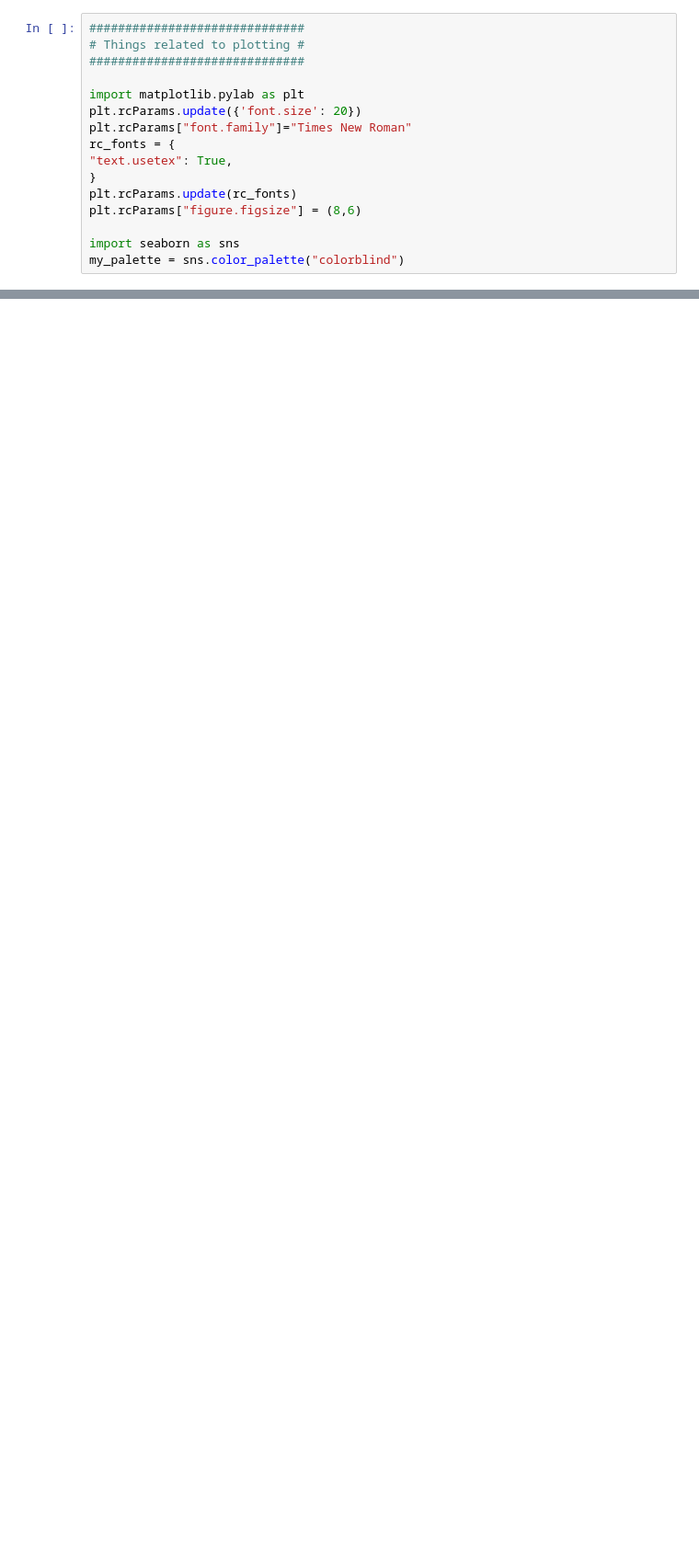
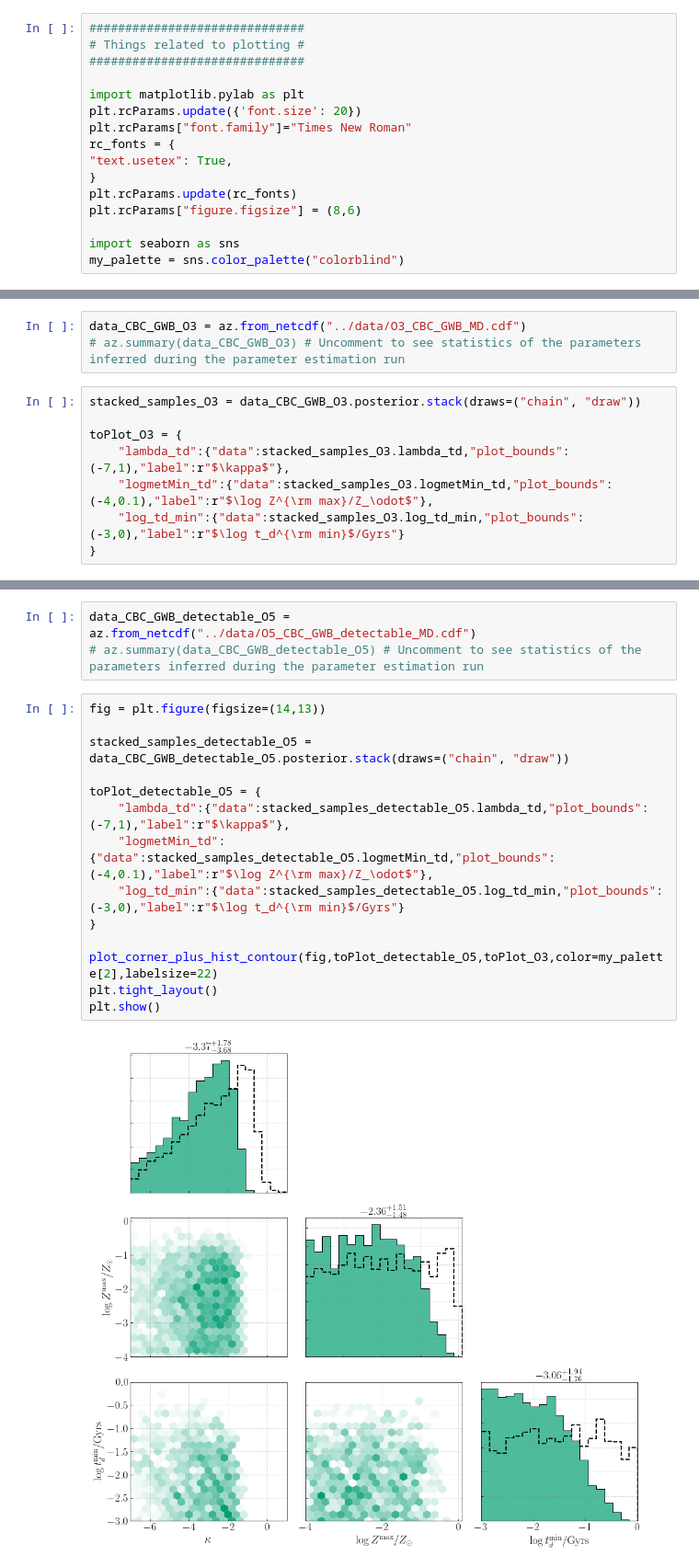
Before and after one commit to kevinturbang/bbh_gwb_time_delay_inference, a Jupyter notebook: figures/reproduce_figure_4.ipynb, the cells around one changed output, grey strips where cells are left out. Shown at 92% size. Saved outputs shown, nothing was run; the diff lists cells and outputs as text; blank space fills up the shorter version.

```diff
--- a/figures/reproduce_figure_4.ipynb
+++ b/figures/reproduce_figure_4.ipynb
@@ -136,0 +33,11 @@ plt.tick_params(axis='both', which='major', labelsize=19)
+# %%
+data_CBC_GWB_O3 = az.from_netcdf("../data/O3_CBC_GWB_MD.cdf")
+# az.summary(data_CBC_GWB_O3) # Uncomment to see statistics of the parameters inferred during the parameter estimation run
+# %%
+stacked_samples_O3 = data_CBC_GWB_O3.posterior.stack(draws=("chain", "draw"))
+
+toPlot_O3 = {
+    "lambda_td":{"data":stacked_samples_O3.lambda_td,"plot_bounds":(-7,1),"label":r"$\kappa$"},
+    "logmetMin_td":{"data":stacked_samples_O3.logmetMin_td,"plot_bounds":(-4,0.1),"label":r"$\log Z^{\rm max}/Z_\odot$"},
+    "log_td_min":{"data":stacked_samples_O3.log_td_min,"plot_bounds":(-3,0),"label":r"$\log t_d^{\rm min}$/Gyrs"}
+}
@@ -136,0 +46,19 @@ plt.tick_params(axis='both', which='major', labelsize=19)
+# %%
+data_CBC_GWB_detectable_O5 = az.from_netcdf("../data/O5_CBC_GWB_detectable_MD.cdf")
+# az.summary(data_CBC_GWB_detectable_O5) # Uncomment to see statistics of the parameters inferred during the parameter estimation run
+# %%
+fig = plt.figure(figsize=(14,13))
+
+stacked_samples_detectable_O5 = data_CBC_GWB_detectable_O5.posterior.stack(draws=("chain", "draw"))
+
+toPlot_detectable_O5 = {
+    "lambda_td":{"data":stacked_samples_detectable_O5.lambda_td,"plot_bounds":(-7,1),"label":r"$\kappa$"},
+    "logmetMin_td":{"data":stacked_samples_detectable_O5.logmetMin_td,"plot_bounds":(-4,0.1),"label":r"$\log Z^{\rm max}/Z_\odot$"},
+    "log_td_min":{"data":stacked_samples_detectable_O5.log_td_min,"plot_bounds":(-3,0),"label":r"$\log t_d^{\rm min}$/Gyrs"}
+}
+
+plot_corner_plus_hist_contour(fig,toPlot_detectable_O5,toPlot_O3,color=my_palette[2],labelsize=22)
+plt.tight_layout()
+plt.show()
+# %% [output]
+[figure, added]
```
Also changed, not shown: parts of 27 cells of this notebook, 4 other files.
